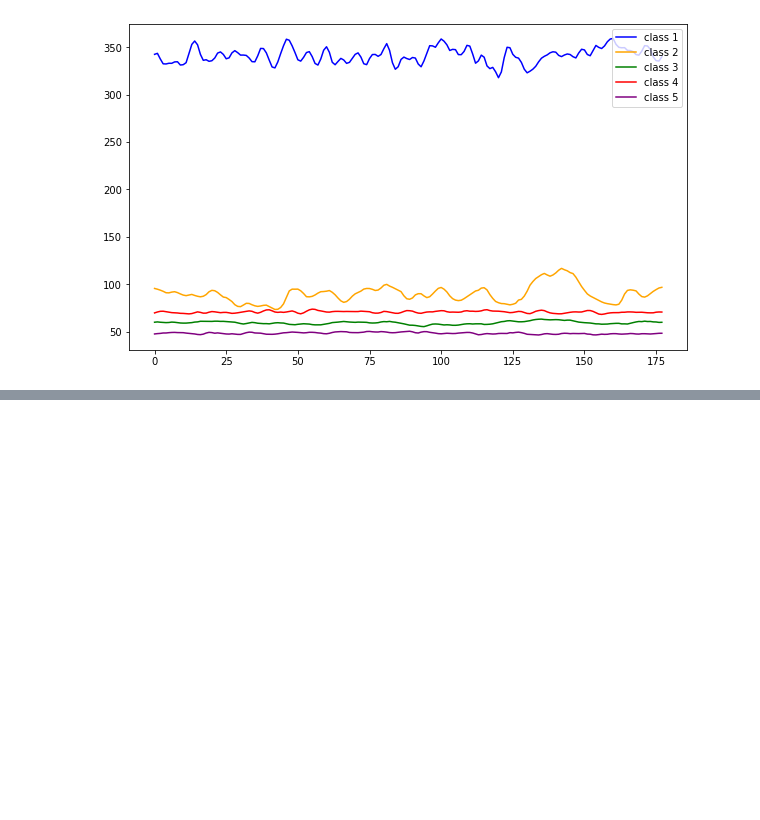
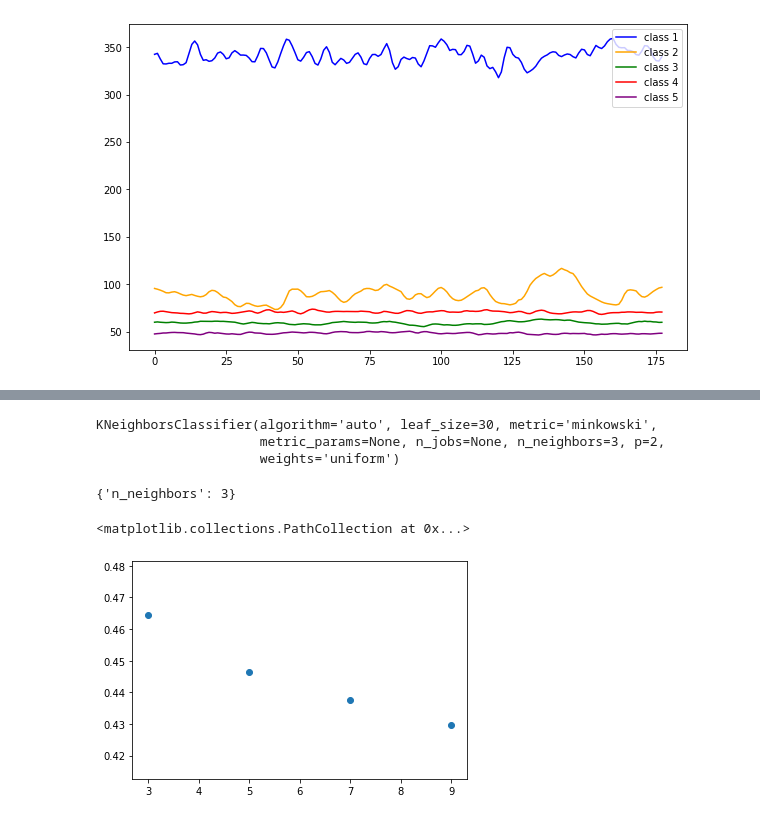
Before and after one commit to Vildana96/Projects, a Jupyter notebook: main.ipynb, the cells around one changed output, grey strips where cells are left out. Cells and saved outputs as stored; diff of their text form; code cells hidden in the pictures; blank space fills up the shorter version.

```diff
--- a/main.ipynb
+++ b/main.ipynb
@@ -138,0 +161,7 @@ ucitati raw datu i napraviti chunkove
+# %%
+X_train, X_test, y_train, y_test = model_selection.train_test_split(X, y, test_size = 0.33, stratify = y)
+# %%
+scaler_train = preprocessing.StandardScaler()
+scaler_train.fit(X_train)
+X_train_knn = scaler_train.transform(X_train)
+X_test_knn = scaler_train.transform(X_test)
@@ -138,0 +170,4 @@ ucitati raw datu i napraviti chunkove
+# %%
+grid = model_selection.GridSearchCV(KNeighborsClassifier(), param_grid=knn_par, scoring='accuracy', cv=10, return_train_score=True)
+# %%
+grid.fit(X_train, y_train)
@@ -138,0 +185,15 @@ ucitati raw datu i napraviti chunkove
+# %%
+grid.best_estimator_
+# %% [output]
+KNeighborsClassifier(algorithm='auto', leaf_size=30, metric='minkowski',
+                     metric_params=None, n_jobs=None, n_neighbors=3, p=2,
+                     weights='uniform')
+# %%
+grid.best_params_
+# %% [output]
+{'n_neighbors': 3}
+# %%
+plt.scatter(grid.param_grid.values(), grid.cv_results_['mean_test_score'])
+# %% [output]
+<matplotlib.collections.PathCollection at 0x...>
+[figure, added]
```
Also changed, not shown: parts of 28 cells of this notebook.
